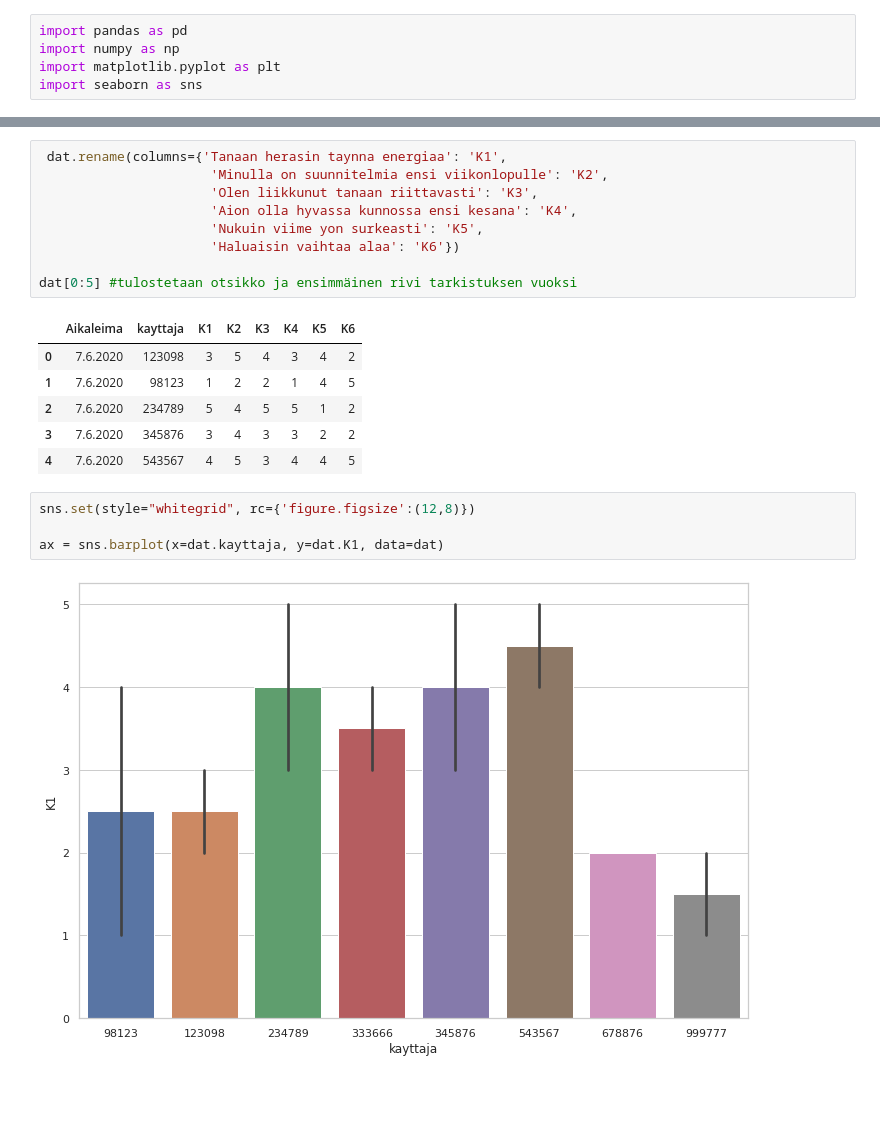
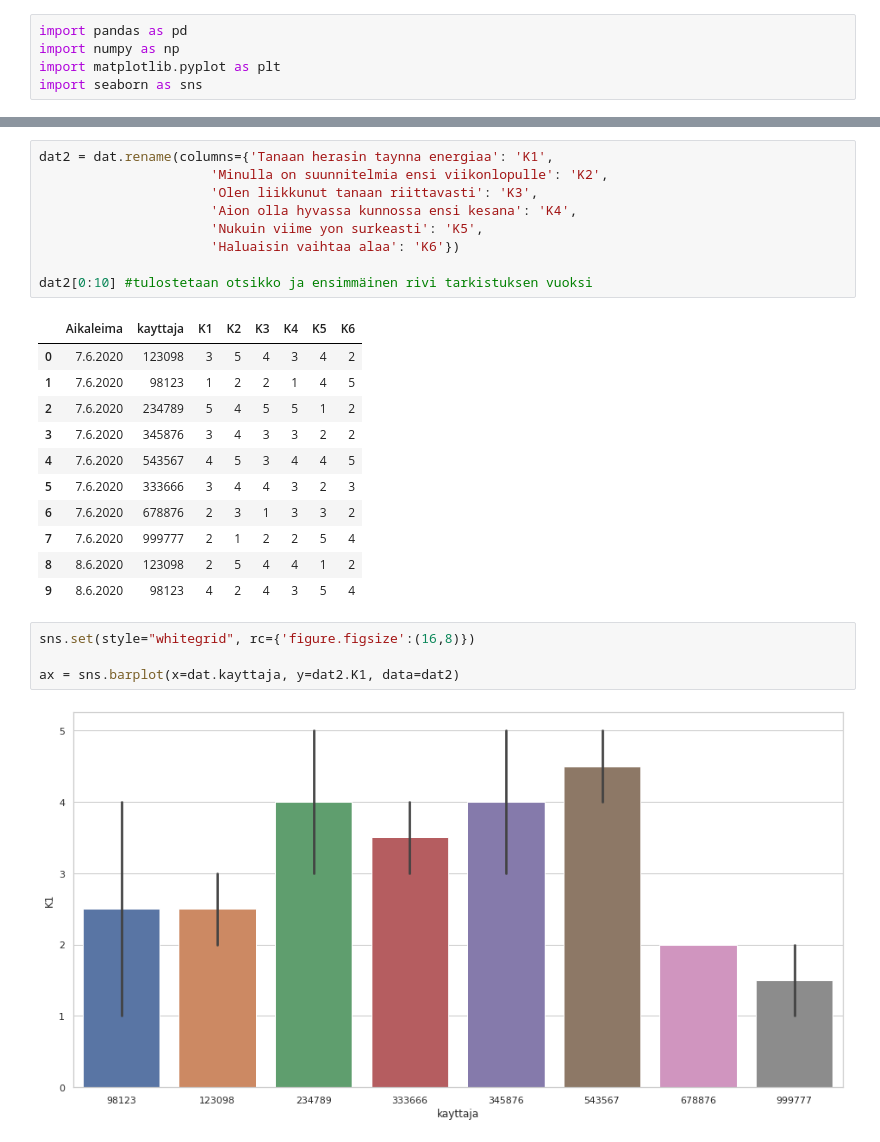
Before and after one commit to rerkki/metropolia, a Jupyter notebook: HyTe_1.ipynb, the cells around one changed output, grey strips where cells are left out. Drawn from its saved outputs; the diff is of its cells as text; blank space fills up the shorter version.

```diff
--- a/HyTe_1.ipynb
+++ b/HyTe_1.ipynb
@@ -23,12 +32,12 @@ dat[0:1] #tulostetaan otsikko ja ensimmäinen rivi tarkistuksen vuoksi
 # %%
- dat.rename(columns={'Tanaan herasin taynna energiaa': 'K1',
+dat2 = dat.rename(columns={'Tanaan herasin taynna energiaa': 'K1',
                       'Minulla on suunnitelmia ensi viikonlopulle': 'K2',
                       'Olen liikkunut tanaan riittavasti': 'K3',
                       'Aion olla hyvassa kunnossa ensi kesana': 'K4',
                       'Nukuin viime yon surkeasti': 'K5',
                       'Haluaisin vaihtaa alaa': 'K6'})
 
-dat[0:5] #tulostetaan otsikko ja ensimmäinen rivi tarkistuksen vuoksi
+dat2[0:10] #tulostetaan otsikko ja ensimmäinen rivi tarkistuksen vuoksi
 # %% [output]
 |  | Aikaleima | kayttaja | K1 | K2 | K3 | K4 | K5 | K6 |
 | 0 | 7.6.2020 | 123098 | 3 | 5 | 4 | 3 | 4 | 2 |
@@ -36,12 +45,17 @@ dat[0:5] #tulostetaan otsikko ja ensimmäinen rivi tarkistuksen vuoksi
 | 2 | 7.6.2020 | 234789 | 5 | 4 | 5 | 5 | 1 | 2 |
 | 3 | 7.6.2020 | 345876 | 3 | 4 | 3 | 3 | 2 | 2 |
 | 4 | 7.6.2020 | 543567 | 4 | 5 | 3 | 4 | 4 | 5 |
+| 5 | 7.6.2020 | 333666 | 3 | 4 | 4 | 3 | 2 | 3 |
+| 6 | 7.6.2020 | 678876 | 2 | 3 | 1 | 3 | 3 | 2 |
+| 7 | 7.6.2020 | 999777 | 2 | 1 | 2 | 2 | 5 | 4 |
+| 8 | 8.6.2020 | 123098 | 2 | 5 | 4 | 4 | 1 | 2 |
+| 9 | 8.6.2020 | 98123 | 4 | 2 | 4 | 3 | 5 | 4 |
 # %%
-sns.set(style="whitegrid", rc={'figure.figsize':(12,8)})
+sns.set(style="whitegrid", rc={'figure.figsize':(16,8)})
 
-ax = sns.barplot(x=dat.kayttaja, y=dat.K1, data=dat)
+ax = sns.barplot(x=dat.kayttaja, y=dat2.K1, data=dat2)
 # %% [output]
-[figure, old version]
+[figure, new version]
 # %%
 sns.set(style="whitegrid", rc={'figure.figsize':(24,8)})
 
```
Also changed, not shown: parts of 4 cells of this notebook.
